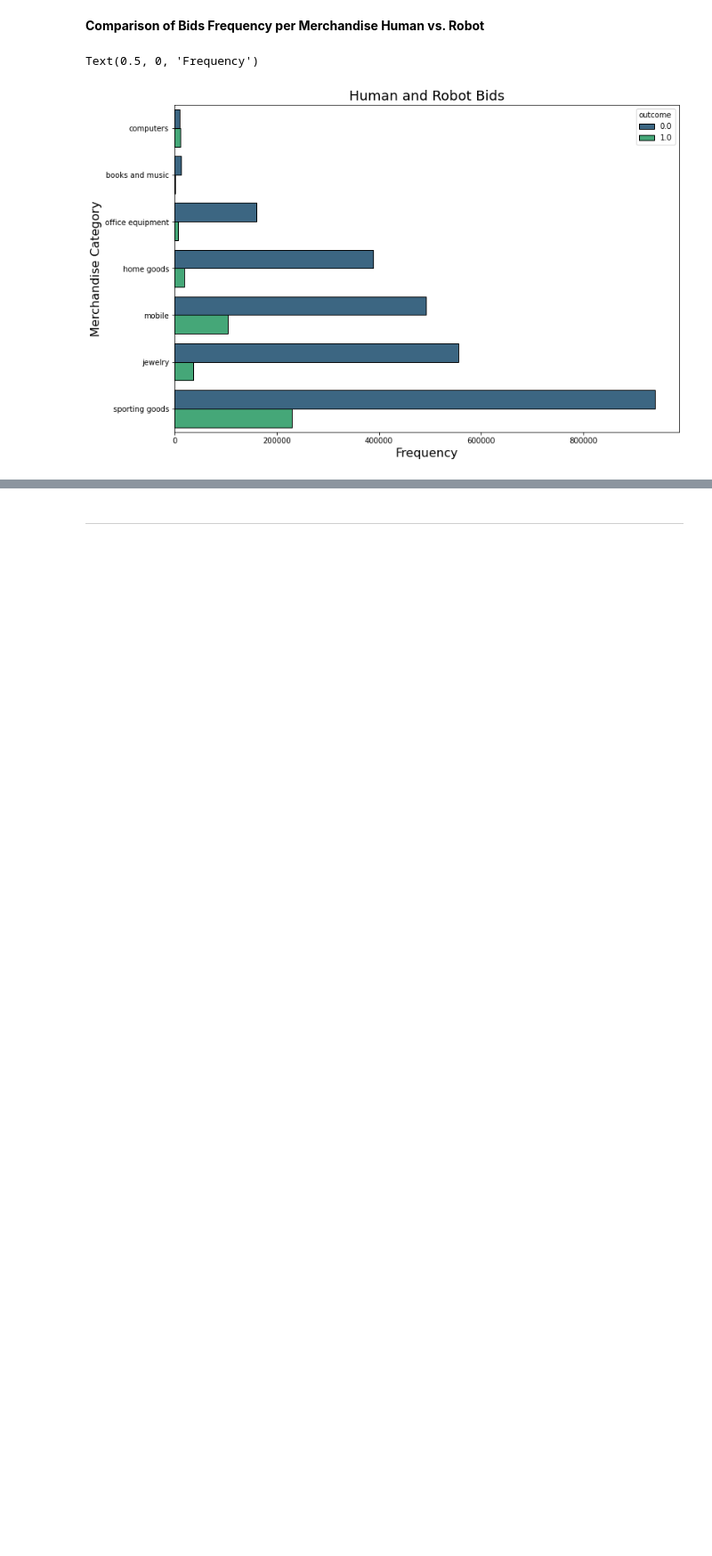
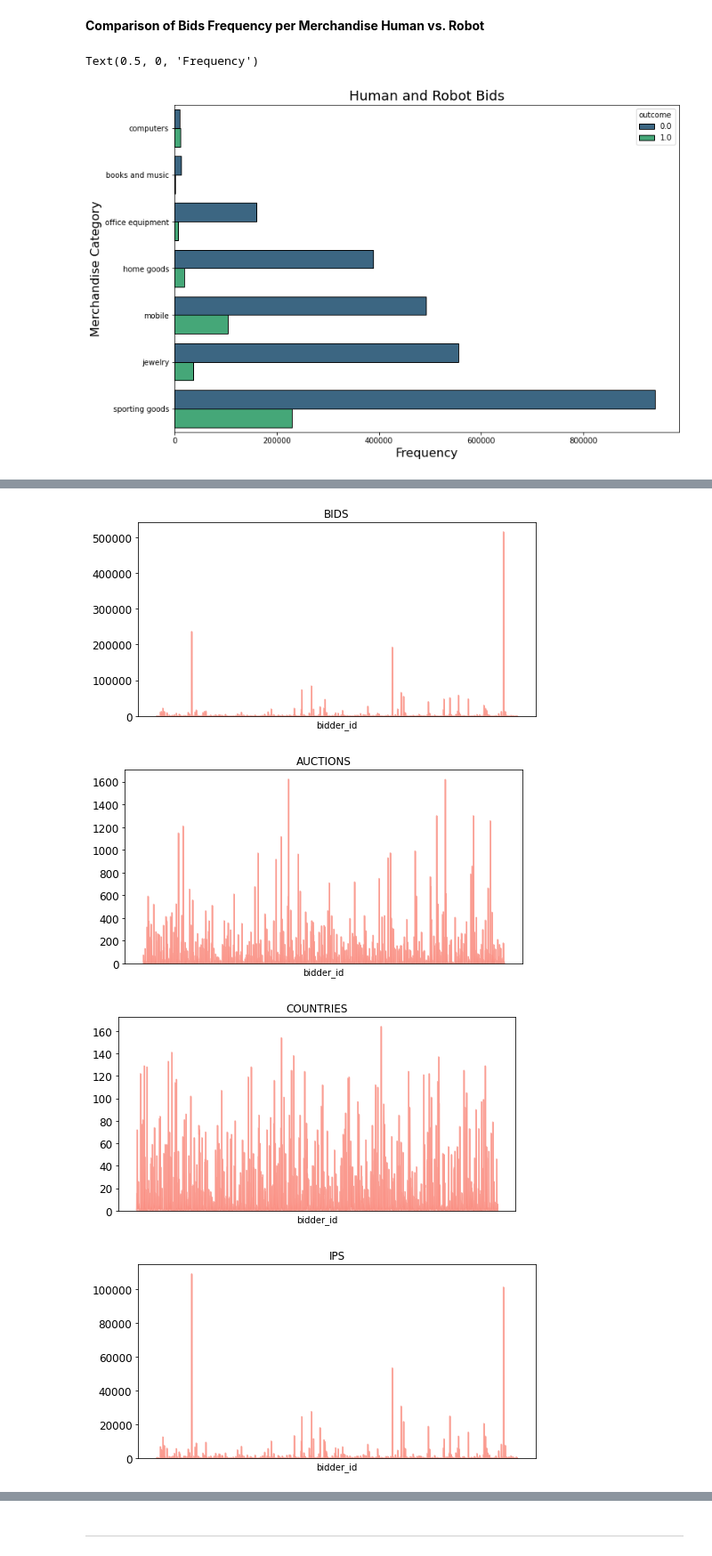
Before and after one commit to gabriellewald/auction-fraud-detection, a Jupyter notebook: notebooks/2_exploratory_data_analysis.ipynb, the cells around one changed output, grey strips where cells are left out. Shown at 89% size. Drawn from its saved outputs; the diff is of its cells as text; code cells hidden in the pictures; blank space fills up the shorter version.

```diff
--- a/notebooks/2_exploratory_data_analysis.ipynb
+++ b/notebooks/2_exploratory_data_analysis.ipynb
@@ -434,0 +426,20 @@ Text(0.5, 0, 'Frequency')
+# %%
+humans = auction_df[auction_df['outcome'] == 0]
+data_grouped_by_bidder = humans.groupby(['bidder_id'])
+
+features = [('bids', 'bid_id'), ('auctions', 'auction'), ('countries', 'country'),
+                     ('IPs', 'ip'), ('devices', 'device'), ('urls', 'url')]
+
+feature_stats_humans = {}
+
+for name, column in features:
+    stats = data_grouped_by_bidder[column].nunique()
+    feature_stats_humans[column] = stats
+
+    # calculate mean, median, mode, min and max for humans
+    print("Mean of {} per human: {:.2f}".format(name, stats.mean()))
+    print("Median of {} per human: {}".format(name, stats.median()))
+    print("Mode of {} per human: {}".format(name, stats.mode()[0]))
+    print("Human user with more {}: {}".format(name, stats.max()))
+    print("Human user with less {}: {}".format(name, stats.min()))
+    print("-----------------------------")
@@ -434,0 +464,15 @@ Text(0.5, 0, 'Frequency')
+# %%
+color = ['salmon']
+
+for feat, column in features:
+    plt.figure(figsize=(8,4))
+    plt.xticks([])
+    feature_stats_humans[column].plot.area(color=color,
+                                        title=feat.upper(), fontsize=12,
+                                       stacked=False)
+    plt.show()
+# %% [output]
+[figure, added]
+[figure, added]
+[figure, added]
+[figure, added]
```
Also changed, not shown: parts of 17 cells of this notebook, 2 other files.
